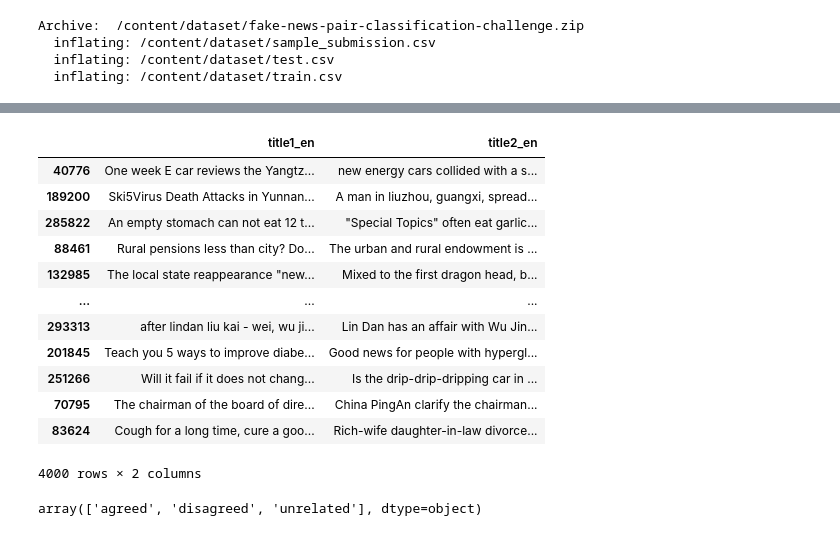
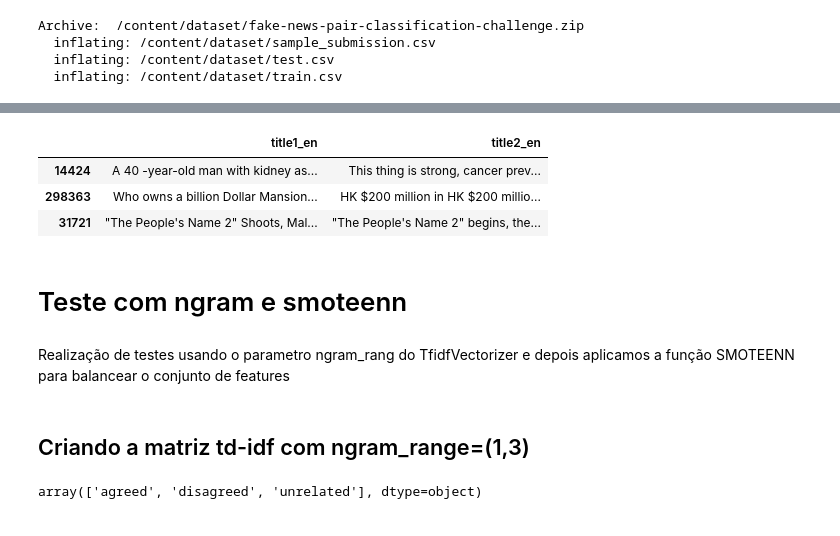
Before and after one commit to erickbonas/projetofinal, a Jupyter notebook: tfidf_n_gramas_smoteen.ipynb, the cells around one changed output, grey strips where cells are left out. Saved outputs shown, nothing was run; the diff lists cells and outputs as text; code cells hidden in the pictures.

```diff
--- a/tfidf_n_gramas_smoteen.ipynb
+++ b/tfidf_n_gramas_smoteen.ipynb
@@ -64,3 +83,4 @@ np.random.seed(1082141)
 # %%
 training = pd.read_csv('dataset/train.csv')
-training = training.sample(n=20000)
+training = training.sample(n=1000)
+training.head()
@@ -96,21 +112,18 @@ df_train
 # %%
 x_train, x_val = df_train[['title1_en', 'title2_en']], df_val[['title1_en', 'title2_en']]
 y_train, y_val = df_train['label'], df_val['label']
-x_val
+x_val.head(3)
 # %% [output]
 |  | title1_en | title2_en |
-| 40776 | One week E car reviews the Yangtz... | new energy cars collided with a s... |
-| 189200 | Ski5Virus Death Attacks in Yunnan... | A man in liuzhou, guangxi, spread... |
-| 285822 | An empty stomach can not eat 12 t... | "Special Topics" often eat garlic... |
-| 88461 | Rural pensions less than city? Do... | The urban and rural endowment is ... |
-| 132985 | The local state reappearance "new... | Mixed to the first dragon head, b... |
-| ... | ... | ... |
-| 293313 | after lindan liu kai - wei, wu ji... | Lin Dan has an affair with Wu Jin... |
-| 201845 | Teach you 5 ways to improve diabe... | Good news for people with hypergl... |
-| 251266 | Will it fail if it does not chang... | Is the drip-drip-dripping car in ... |
-| 70795 | The chairman of the board of dire... | China PingAn clarify the chairman... |
-| 83624 | Cough for a long time, cure a goo... | Rich-wife daughter-in-law divorce... |
+| 14424 | A 40 -year-old man with kidney as... | This thing is strong, cancer prev... |
+| 298363 | Who owns a billion Dollar Mansion... | HK $200 million in HK $200 millio... |
+| 31721 | "The People's Name 2" Shoots, Mal... | "The People's Name 2" begins, the... |
-4000 rows × 2 columns
+# %% [markdown]
+# Teste com ngram e smoteenn
+# %% [markdown]
+Realização de testes usando o parametro ngram_rang do TfidfVectorizer e depois aplicamos a função SMOTEENN para balancear o conjunto de features
+# %% [markdown]
+## Criando a matriz td-idf com ngram_range=(1,3)
 # %%
 features = 200
 
```
Also changed, not shown: parts of 39 cells of this notebook.
